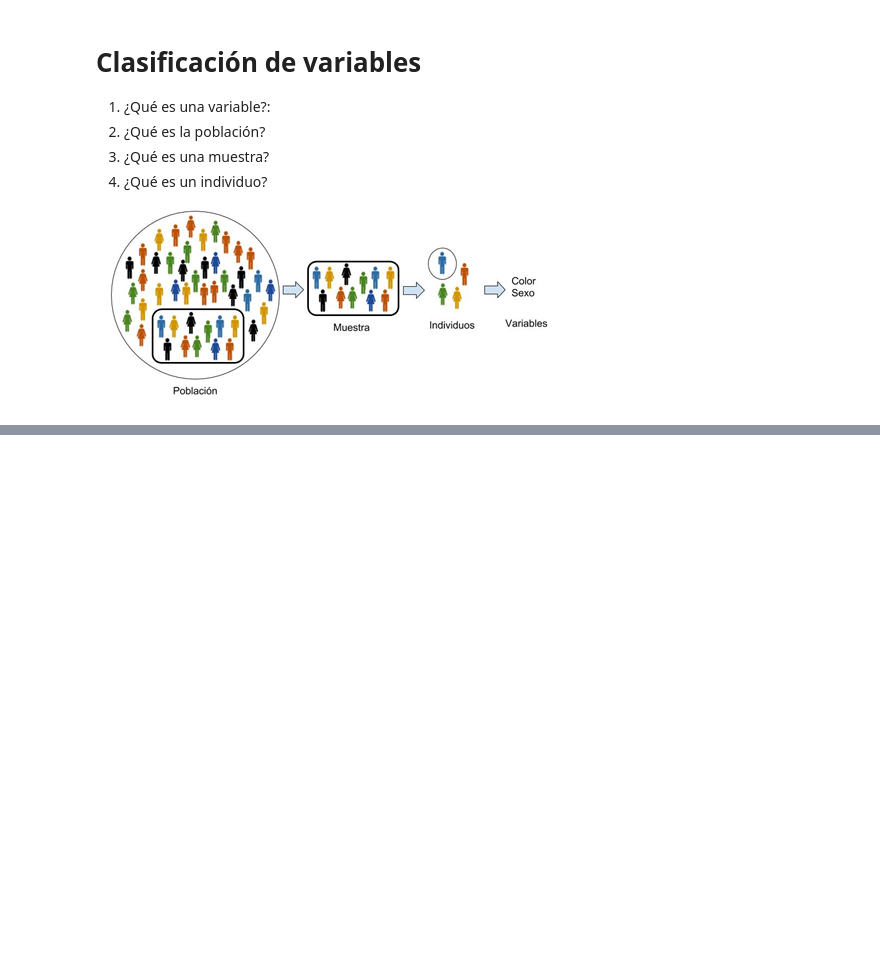
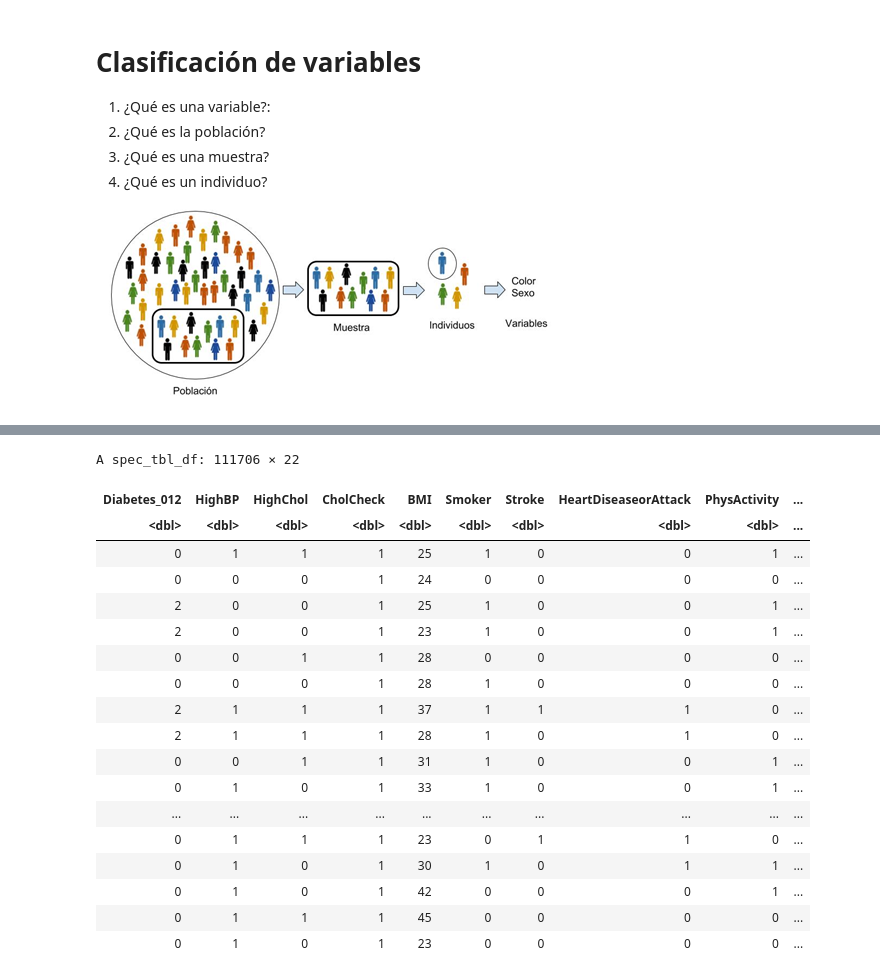
Before and after one commit to Cruzalirio/Unal-Enfermeria-, a Jupyter notebook: Cuadernos/Clase_1.ipynb, the cells around one changed output, grey strips where cells are left out. Drawn from its saved outputs; the diff is of its cells as text; code cells hidden in the pictures; blank space fills up the shorter version.

```diff
--- a/Cuadernos/Clase_1.ipynb
+++ b/Cuadernos/Clase_1.ipynb
@@ -177,0 +229,4 @@ Cualquier variable de escala likert. Leer este blog:[Idea 1](https://www.questio
+# %%
+datos = read_csv("https://raw.githubusercontent.com/Cruzalirio/Unal-Enfermeria-/main/Datos/diabetes_BRFSS2015.csv")
+### La función head me permite ver las primeras filas
+head(datos)
@@ -177,0 +303,24 @@ Cualquier variable de escala likert. Leer este blog:[Idea 1](https://www.questio
+# %%
+## Filtrar las personas con de sexo femenino
+
+datos %>% filter(Sex==1)
+# %% [output]
+A spec_tbl_df: 111706 × 22
+| Diabetes_012 | HighBP | HighChol | CholCheck | BMI | Smoker | Stroke | HeartDiseaseorAttack | PhysActivity | ... |
+| <dbl> | <dbl> | <dbl> | <dbl> | <dbl> | <dbl> | <dbl> | <dbl> | <dbl> | ... |
+| 0 | 1 | 1 | 1 | 25 | 1 | 0 | 0 | 1 | ... |
+| 0 | 0 | 0 | 1 | 24 | 0 | 0 | 0 | 0 | ... |
+| 2 | 0 | 0 | 1 | 25 | 1 | 0 | 0 | 1 | ... |
+| 2 | 0 | 0 | 1 | 23 | 1 | 0 | 0 | 1 | ... |
+| 0 | 0 | 1 | 1 | 28 | 0 | 0 | 0 | 0 | ... |
+| 0 | 0 | 0 | 1 | 28 | 1 | 0 | 0 | 0 | ... |
+| 2 | 1 | 1 | 1 | 37 | 1 | 1 | 1 | 0 | ... |
+| 2 | 1 | 1 | 1 | 28 | 1 | 0 | 1 | 0 | ... |
+| 0 | 0 | 1 | 1 | 31 | 1 | 0 | 0 | 1 | ... |
+| 0 | 1 | 0 | 1 | 33 | 1 | 0 | 0 | 1 | ... |
+| ... | ... | ... | ... | ... | ... | ... | ... | ... | ... |
+| 0 | 1 | 1 | 1 | 23 | 0 | 1 | 1 | 0 | ... |
+| 0 | 1 | 0 | 1 | 30 | 1 | 0 | 1 | 1 | ... |
+| 0 | 1 | 0 | 1 | 42 | 0 | 0 | 0 | 1 | ... |
+| 0 | 1 | 1 | 1 | 45 | 0 | 0 | 0 | 0 | ... |
+| 0 | 1 | 0 | 1 | 23 | 0 | 0 | 0 | 0 | ... |
```
Also changed, not shown: parts of 27 cells of this notebook.
